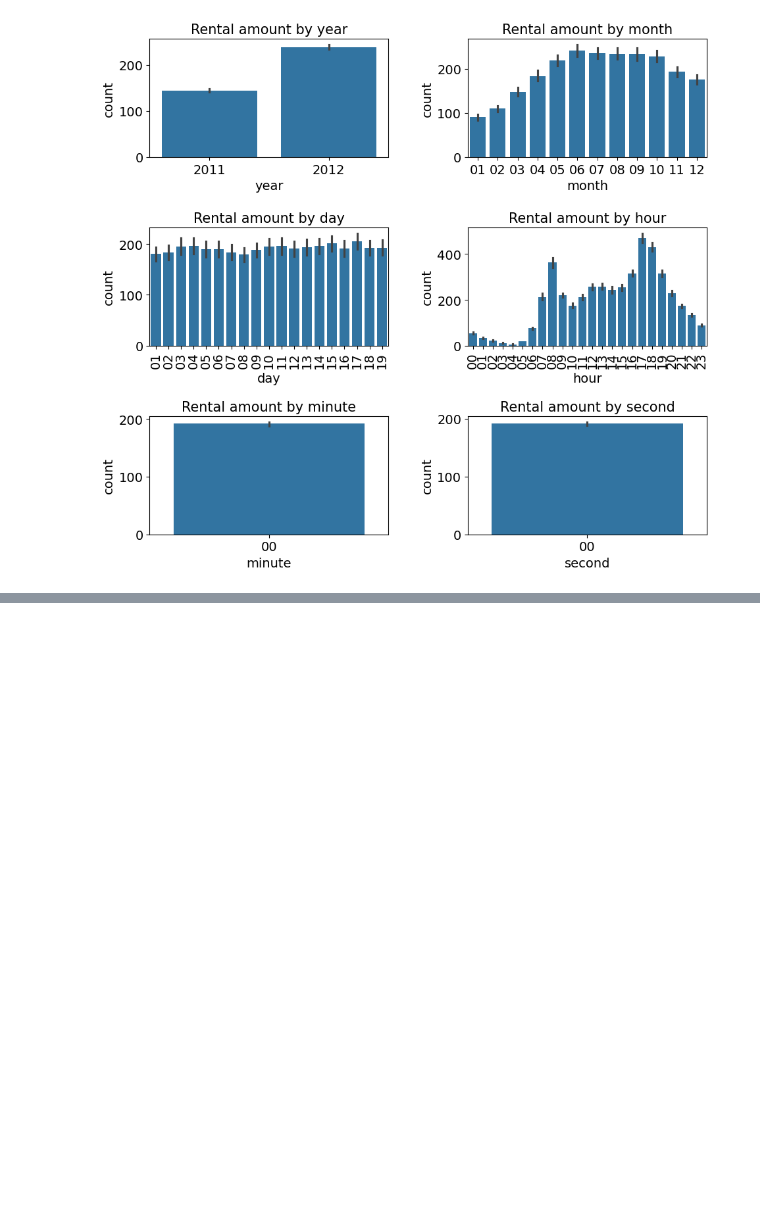
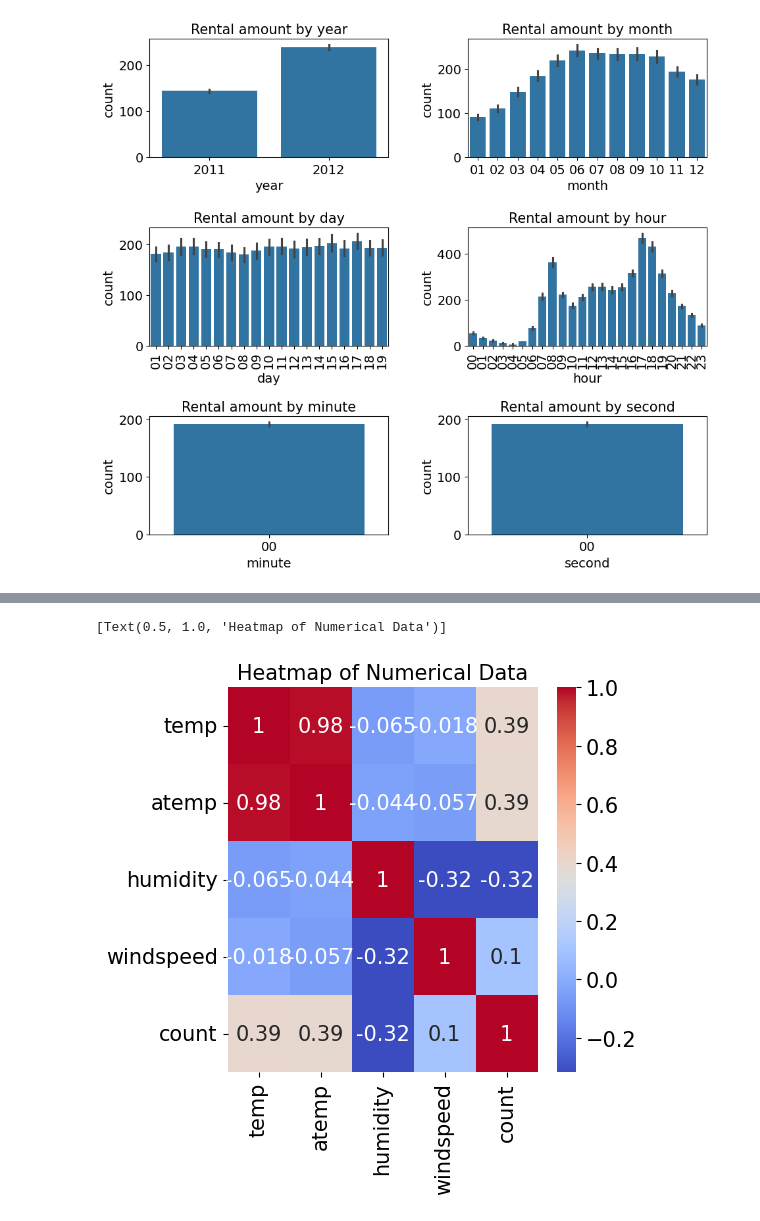
Before and after one commit to saub03/Data-Science-Deep-Dive, a Jupyter notebook: 03_Competition_Strategy/Hee/260302_W1_Bike_Sharing_Demand_P.ipynb, the cells around one changed output, grey strips where cells are left out. Saved outputs shown, nothing was run; the diff lists cells and outputs as text; code cells hidden in the pictures; blank space fills up the shorter version.

```diff
--- a/03_Competition_Strategy/Hee/260302_W1_Bike_Sharing_Demand_P.ipynb
+++ b/03_Competition_Strategy/Hee/260302_W1_Bike_Sharing_Demand_P.ipynb
@@ -192,0 +235,9 @@ figure.set_size_inches(10,10)
+# %%
+corr = train[['temp', 'atemp', 'humidity', 'windspeed', 'count']].corr()
+fig, ax = plt.subplots()
+fig.set_size_inches(5, 5)
+sns.heatmap(corr, annot=True, cmap='coolwarm')
+ax.set(title="Heatmap of Numerical Data")
+# %% [output]
+[Text(0.5, 1.0, 'Heatmap of Numerical Data')]
+[figure, added]
```
Also changed, not shown: parts of 3 cells of this notebook.
